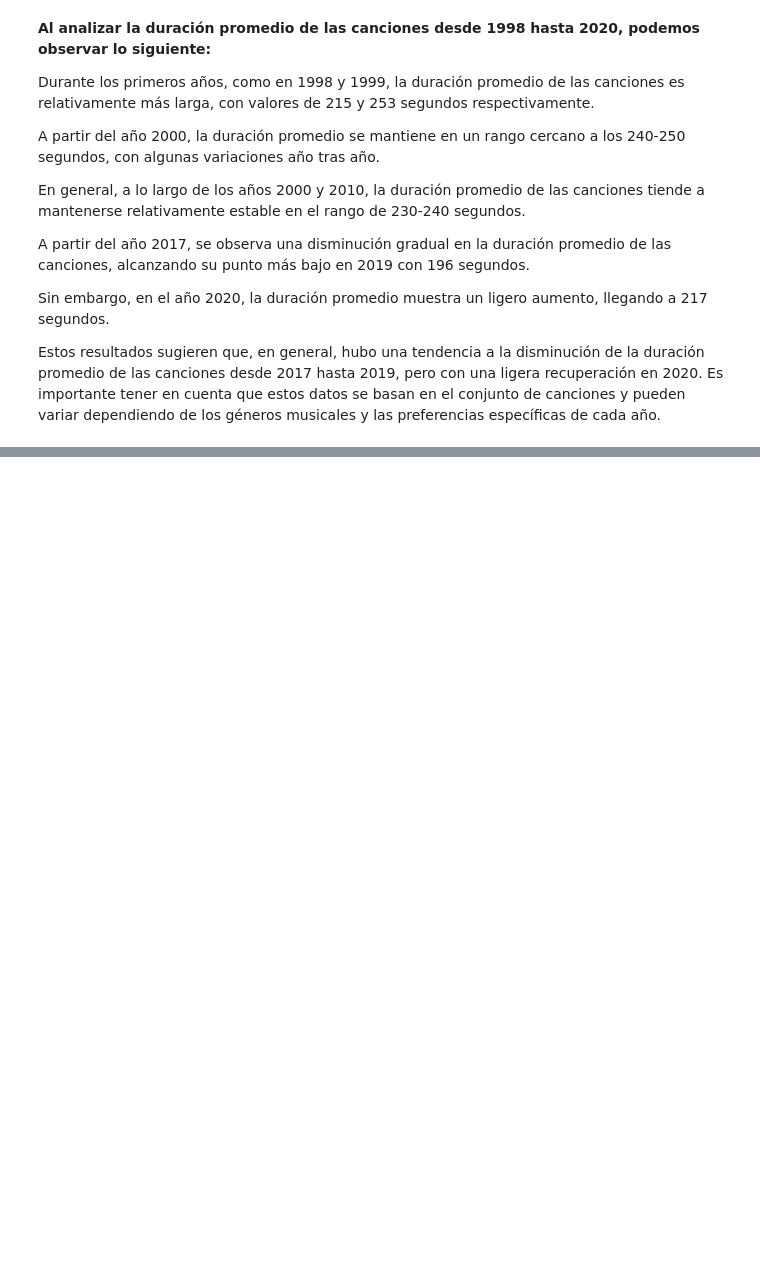
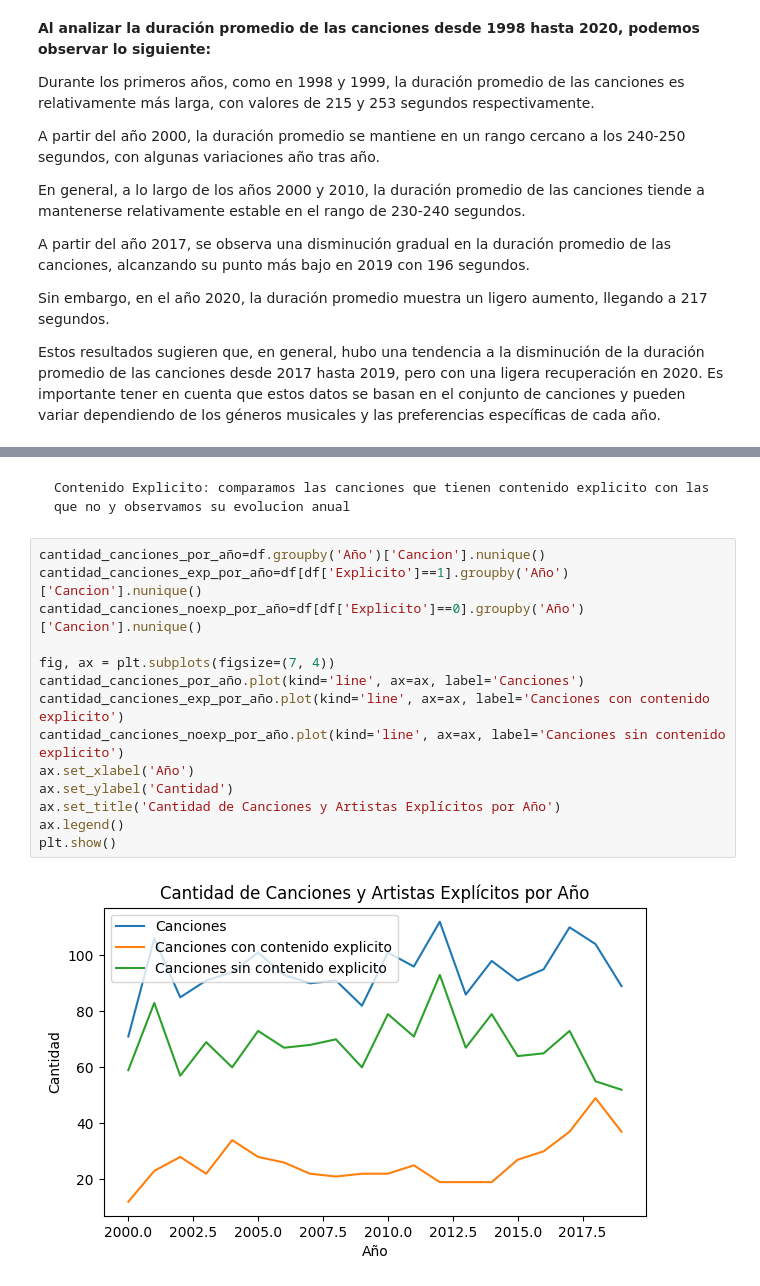
Before and after one commit to MarceloGustavoCordoba/Proyecto2023GrupoCCCC, a Jupyter notebook: Proyecto.ipynb, the cells around one changed output, grey strips where cells are left out. Saved outputs shown, nothing was run; the diff lists cells and outputs as text; blank space fills up the shorter version.

```diff
--- a/Proyecto.ipynb
+++ b/Proyecto.ipynb
@@ -443,0 +472,18 @@ Estos resultados sugieren que, en general, hubo una tendencia a la disminución
+# %% [markdown]
+    Contenido Explicito: comparamos las canciones que tienen contenido explicito con las que no y observamos su evolucion anual
+# %%
+cantidad_canciones_por_año=df.groupby('Año')['Cancion'].nunique()
+cantidad_canciones_exp_por_año=df[df['Explicito']==1].groupby('Año')['Cancion'].nunique()
+cantidad_canciones_noexp_por_año=df[df['Explicito']==0].groupby('Año')['Cancion'].nunique()
+
+fig, ax = plt.subplots(figsize=(7, 4))
+cantidad_canciones_por_año.plot(kind='line', ax=ax, label='Canciones')
+cantidad_canciones_exp_por_año.plot(kind='line', ax=ax, label='Canciones con contenido explicito')
+cantidad_canciones_noexp_por_año.plot(kind='line', ax=ax, label='Canciones sin contenido explicito')
+ax.set_xlabel('Año')
+ax.set_ylabel('Cantidad')
+ax.set_title('Cantidad de Canciones y Artistas Explícitos por Año')
+ax.legend()
+plt.show()
+# %% [output]
+[figure, added]
```
Also changed, not shown: parts of 48 cells of this notebook.
